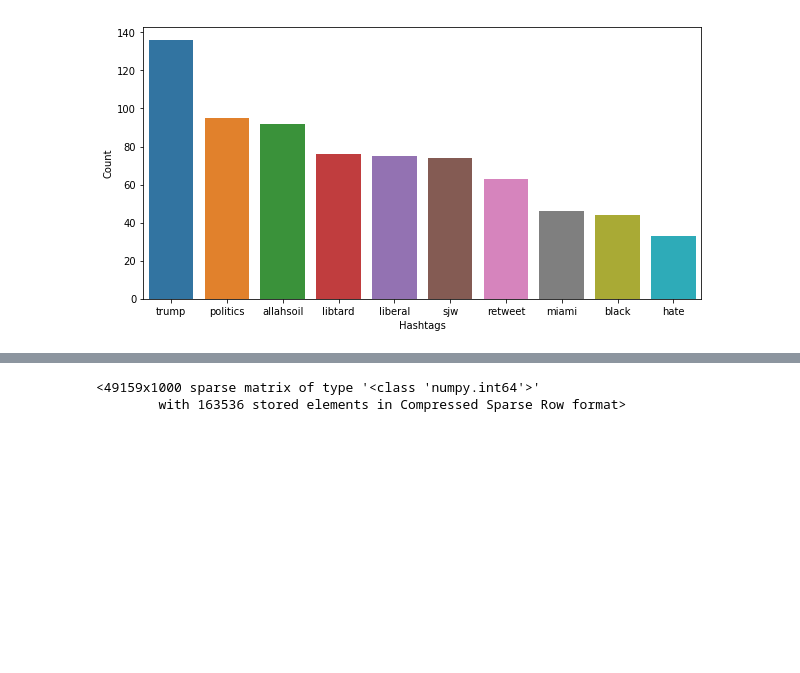
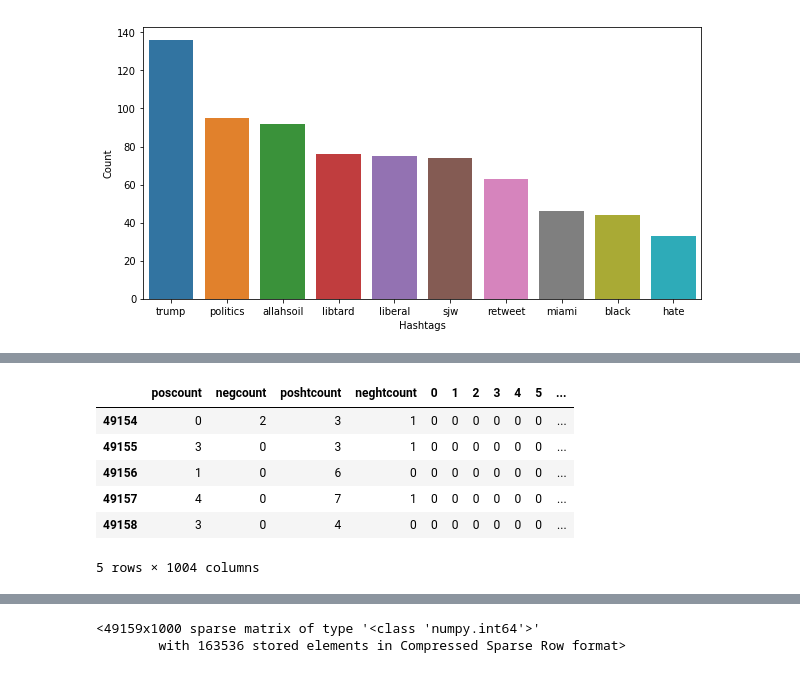
Before and after one commit to 01qwepoid/TwitterSentimentAnalysis, a Jupyter notebook: codefile-Copy1.ipynb, the cells around one changed output, grey strips where cells are left out. Cells and saved outputs as stored; diff of their text form; code cells hidden in the pictures; blank space fills up the shorter version.

```diff
--- a/codefile-Copy1.ipynb
+++ b/codefile-Copy1.ipynb
@@ -206,0 +330,10 @@ countvectmodel = countvect.fit_transform(combi['tidy_tweet'])
+# %%
+X_count_feat.tail()
+# %% [output]
+|  | poscount | negcount | poshtcount | neghtcount | 0 | 1 | 2 | 3 | 4 | 5 | ... |
+| 49154 | 0 | 2 | 3 | 1 | 0 | 0 | 0 | 0 | 0 | 0 | ... |
+| 49155 | 3 | 0 | 3 | 1 | 0 | 0 | 0 | 0 | 0 | 0 | ... |
+| 49156 | 1 | 0 | 6 | 0 | 0 | 0 | 0 | 0 | 0 | 0 | ... |
+| 49157 | 4 | 0 | 7 | 1 | 0 | 0 | 0 | 0 | 0 | 0 | ... |
+| 49158 | 3 | 0 | 4 | 0 | 0 | 0 | 0 | 0 | 0 | 0 | ... |
+5 rows × 1004 columns
```
Also changed, not shown: parts of 25 cells of this notebook.
